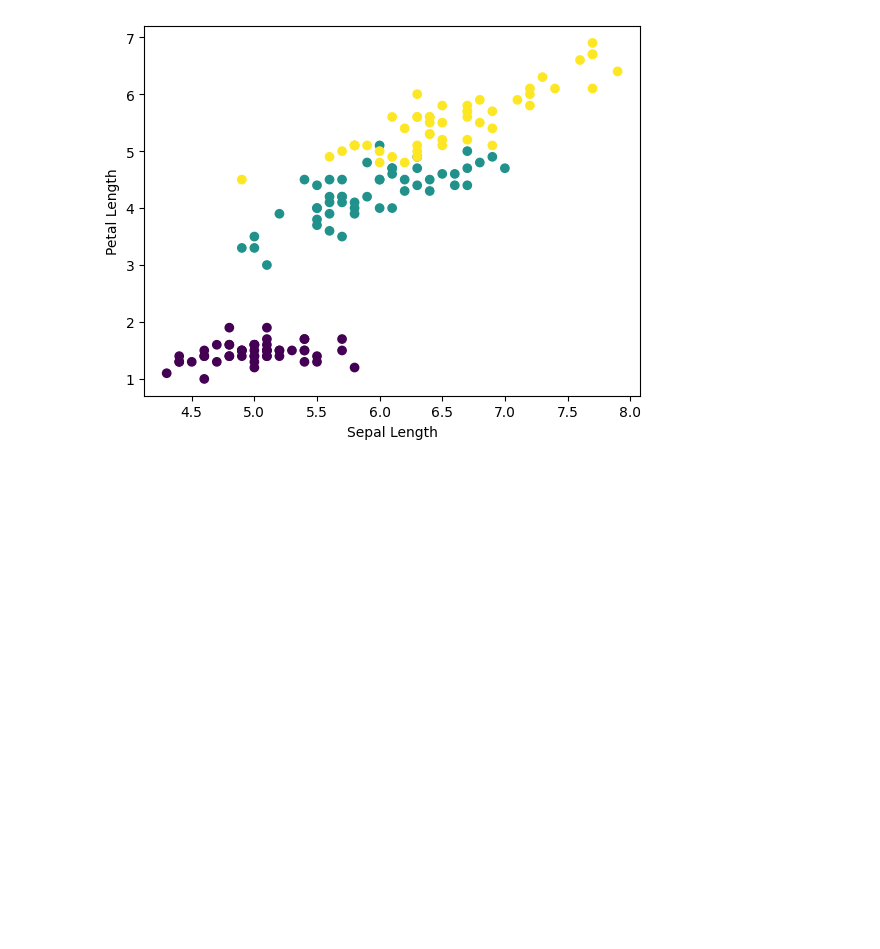
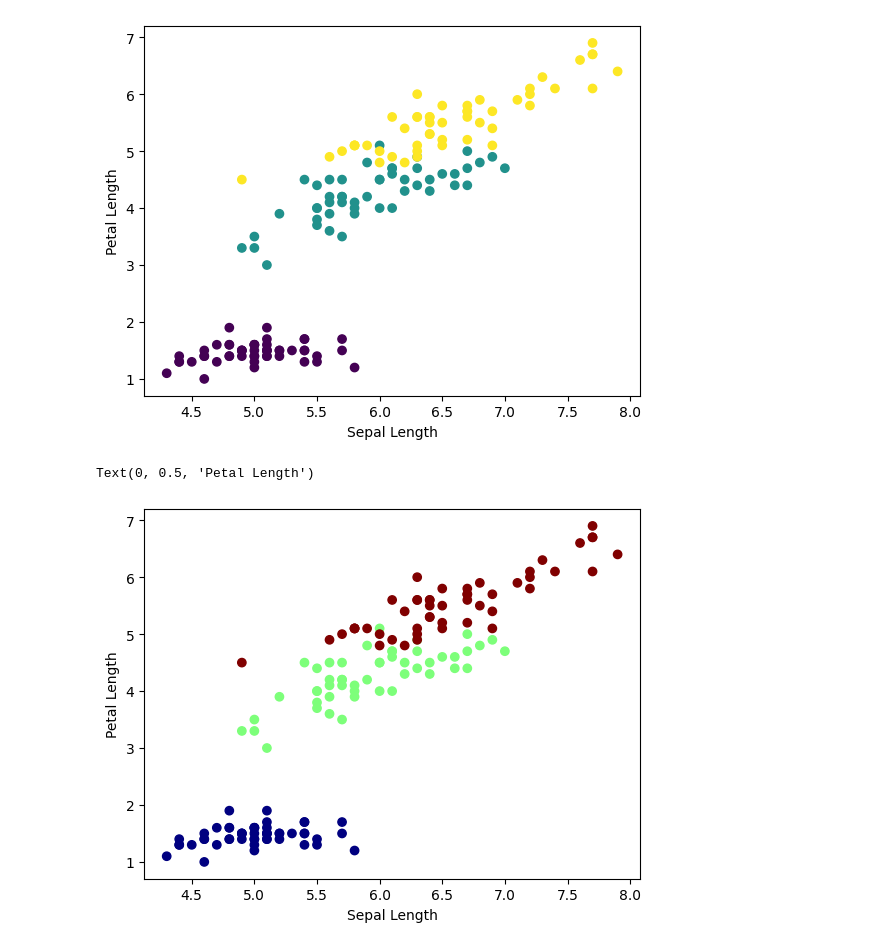
Before and after one commit to Muhammad-Waleed-Source/Matplotlib, a Jupyter notebook: Matplotlib_2.ipynb, the cells around one changed output. Saved outputs shown, nothing was run; the diff lists cells and outputs as text; code cells hidden in the pictures; blank space fills up the shorter version.

```diff
--- a/Matplotlib_2.ipynb
+++ b/Matplotlib_2.ipynb
@@ -45,3 +45,13 @@ plt.ylabel('Petal Length')
 # %% [output]
 Text(0, 0.5, 'Petal Length')
 [figure]
+# %%
+# We can control the colors (Themes) -> viridis, plasma, infreno, magma, cividis, jet etc.
+
+plt.scatter(iris['SepalLengthCm'], iris['PetalLengthCm'], c=iris['Species'], cmap='jet')
+
+plt.xlabel('Sepal Length')
+plt.ylabel('Petal Length')
+# %% [output]
+Text(0, 0.5, 'Petal Length')
+[figure, added]
```
Also changed, not shown: parts of 2 cells of this notebook.
